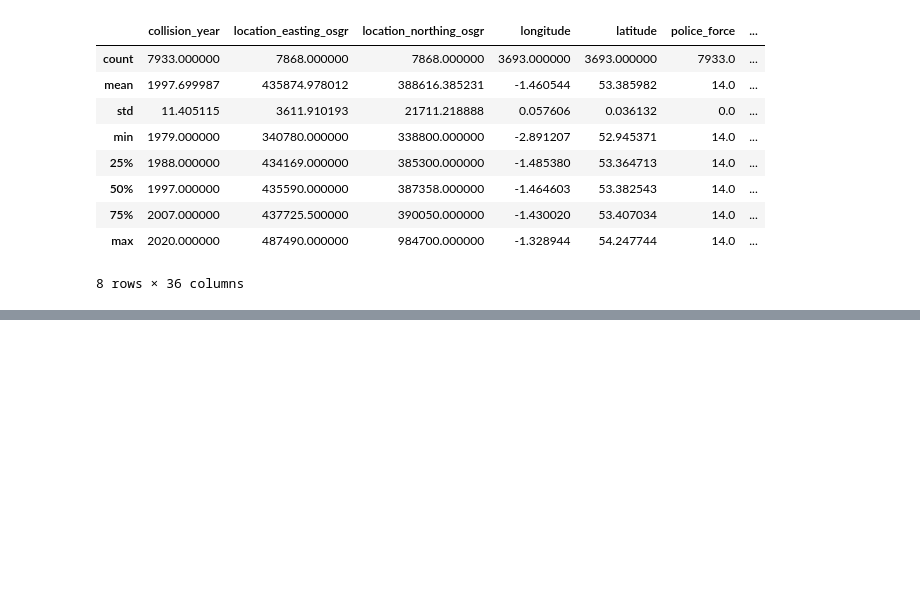
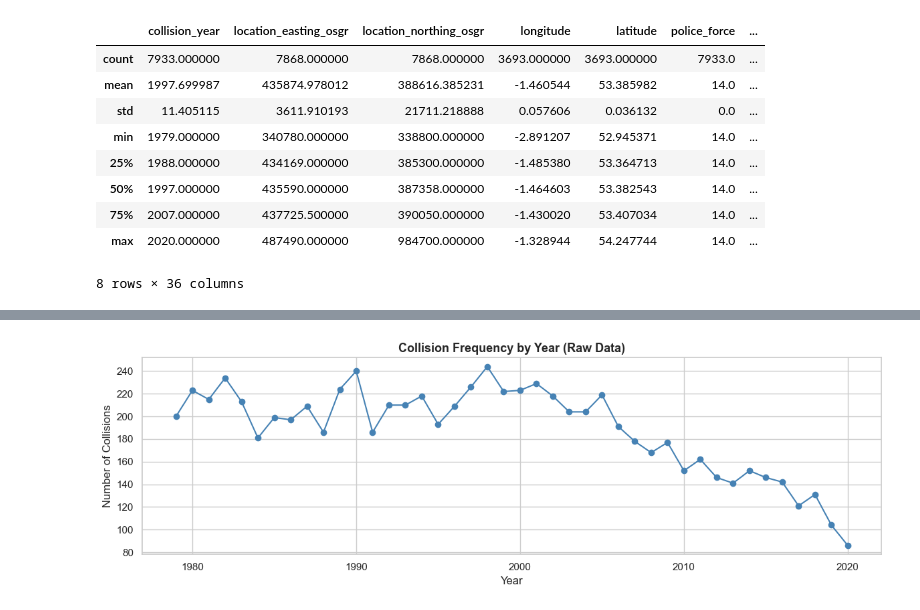
Before and after one commit to Zayeer-S/Sheffield-Road-Collision-Detection-Coursework, a Jupyter notebook: storage/notebooks/01_preprocessing.ipynb, the cells around one changed output, grey strips where cells are left out. Saved outputs shown, nothing was run; the diff lists cells and outputs as text; code cells hidden in the pictures; blank space fills up the shorter version.

```diff
--- a/storage/notebooks/01_preprocessing.ipynb
+++ b/storage/notebooks/01_preprocessing.ipynb
@@ -203,0 +286,11 @@ plt.show()
+# %%
+# Collision count over years
+fig, ax = plt.subplots(figsize=(12, 4))
+df_raw['collision_year'].value_counts().sort_index().plot(kind='line', ax=ax, marker='o', color='steelblue')
+ax.set_title('Collision Frequency by Year (Raw Data)', fontsize=13, fontweight='bold')
+ax.set_xlabel('Year')
+ax.set_ylabel('Number of Collisions')
+plt.tight_layout()
+plt.show()
+# %% [output]
+[figure, added]
```
Also changed, not shown: parts of 36 cells of this notebook.
